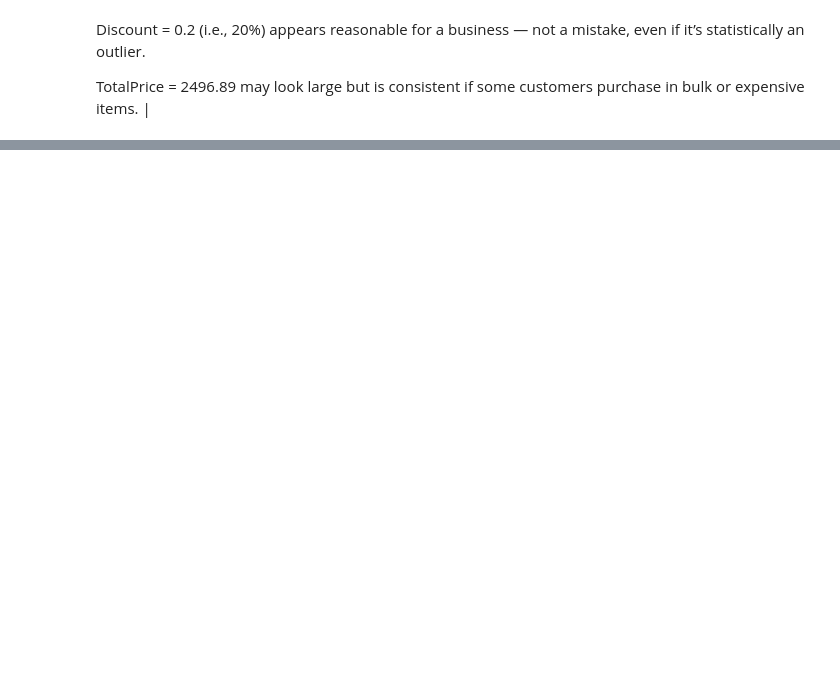
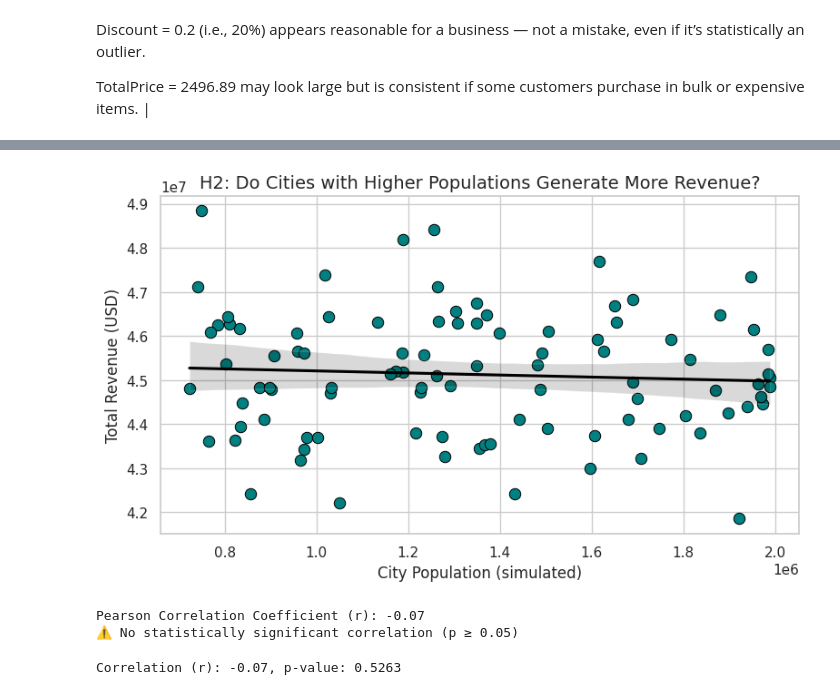
Before and after one commit to nithin790/-Press-Information-Bureau-Selenium-Script-, a Jupyter notebook: Untitled10.ipynb, the cells around one changed output, grey strips where cells are left out. Saved outputs shown, nothing was run; the diff lists cells and outputs as text; code cells hidden in the pictures; blank space fills up the shorter version.

```diff
--- a/Untitled10.ipynb
+++ b/Untitled10.ipynb
@@ -999,0 +993,4 @@ TotalPrice = 2496.89 may look large but is consistent if some customers purchase
+# %%
+employees_df = pd.read_csv('employees_freshmart.csv')
+cities_df = pd.read_csv('cities_freshmart.csv')
+countries_df = pd.read_csv('countries_freshmart.csv')
@@ -999,0 +1193,43 @@ TotalPrice = 2496.89 may look large but is consistent if some customers purchase
+# %%
+# Step 1: Aggregate total revenue per city
+city_revenue = merged_df.groupby('CityName')['TotalRevenue'].sum().reset_index()
+
+# Step 2: Simulate population data (or replace this with real city population if available)
+import numpy as np
+np.random.seed(42)  # For reproducibility
+city_revenue['Population'] = np.random.randint(700000, 2000000, size=len(city_revenue))
+
+# Step 3: Plot scatter plot with regression line (no cluttered hue)
+import seaborn as sns
+import matplotlib.pyplot as plt
+
+plt.figure(figsize=(8, 5))
+sns.scatterplot(data=city_revenue, x='Population', y='TotalRevenue', s=80, color='teal', edgecolor='black')
+sns.regplot(data=city_revenue, x='Population', y='TotalRevenue', scatter=False, color='black')
+
+# Labels and title
+plt.title("H2: Do Cities with Higher Populations Generate More Revenue?", fontsize=14)
+plt.xlabel("City Population (simulated)")
+plt.ylabel("Total Revenue (USD)")
+plt.tight_layout()
+plt.show()
+
+# Step 4: Calculate correlation coefficient
+from scipy.stats import pearsonr
+corr, p_value = pearsonr(city_revenue['Population'], city_revenue['TotalRevenue'])
+
+# Step 5: Display result
+print(f"Pearson Correlation Coefficient (r): {corr:.2f}")
+if p_value < 0.05:
+    print("✅ Statistically significant correlation (p < 0.05)")
+else:
+    print("⚠️ No statistically significant correlation (p ≥ 0.05)")
+# %% [output]
+[figure, added]
+Pearson Correlation Coefficient (r): -0.07
+⚠️ No statistically significant correlation (p ≥ 0.05)
+# %%
+corr, p_value = pearsonr(city_revenue['Population'], city_revenue['TotalRevenue'])
+print(f"Correlation (r): {corr:.2f}, p-value: {p_value:.4f}")
+# %% [output]
+Correlation (r): -0.07, p-value: 0.5263
```
Also changed, not shown: parts of 44 cells of this notebook.
